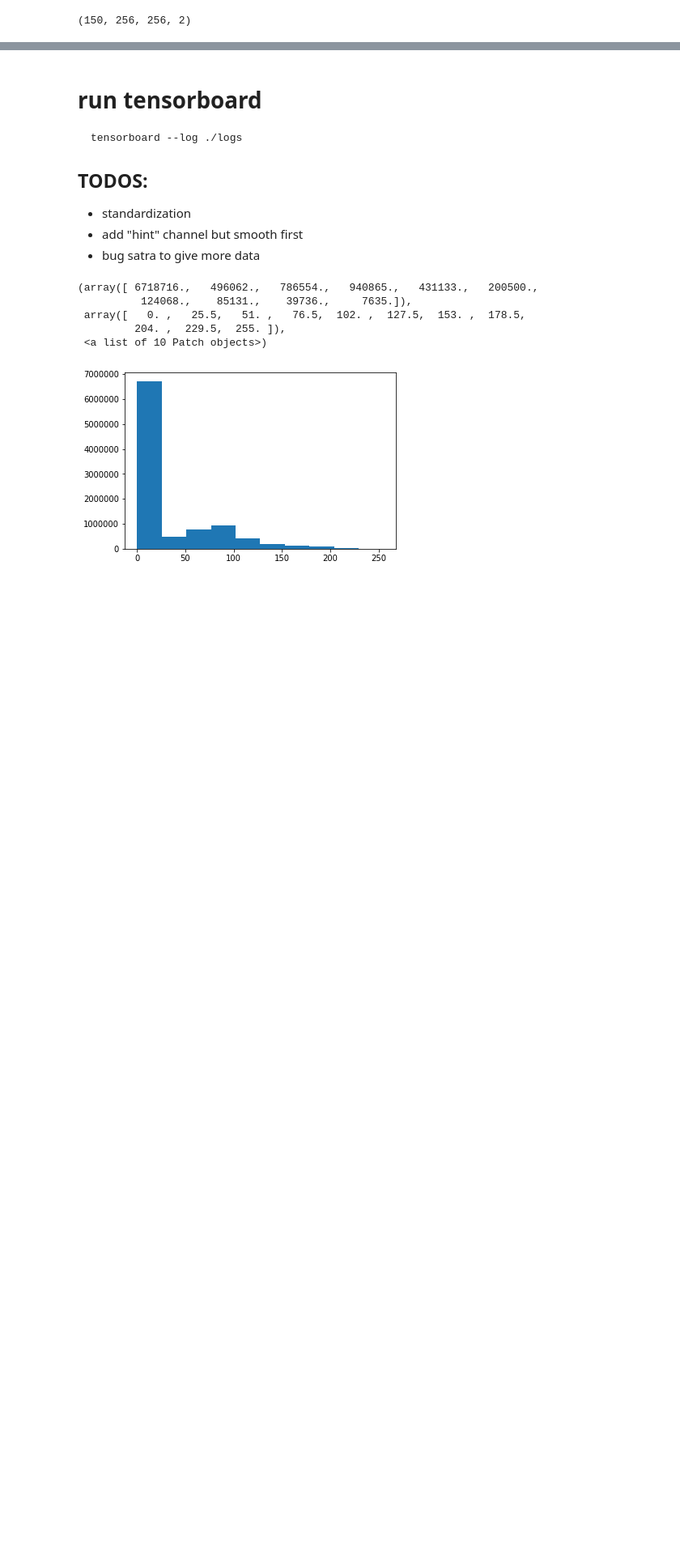
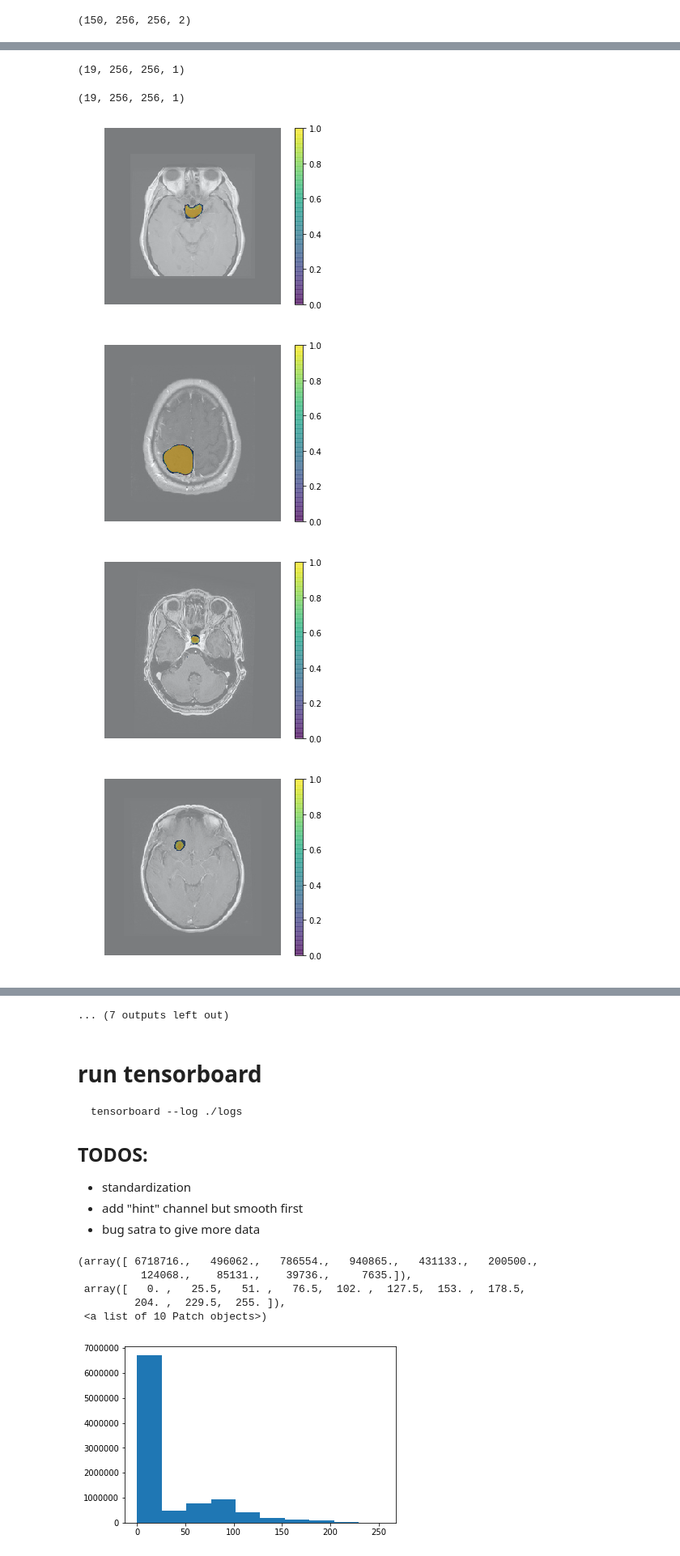
Before and after one commit to medulina/meddle, a Jupyter notebook: notebooks/keras_keratin.ipynb, the cells around one changed output, grey strips where cells are left out. Shown: that part at 81% size. Drawn from its saved outputs; the diff is of its cells as text; code cells hidden in the pictures; blank space fills up the shorter version.

```diff
--- a/notebooks/keras_keratin.ipynb
+++ b/notebooks/keras_keratin.ipynb
@@ -97,11 +127,15 @@ x_train.shape
 # %%
 model.fit(x_train, y_train, batch_size=4,
-          epochs=12, verbose=1, validation_data=(x_val, y_val),
-          callbacks= [keras.callbacks.TensorBoard(log_dir='./logs', histogram_freq=0,
-                                                 batch_size=32, write_graph=True,
-                                                 write_grads=False, write_images=False,
+          epochs=10, verbose=1, validation_data=(x_val, y_val),
+          callbacks=[keras.callbacks.TensorBoard(log_dir='./logs_new', histogram_freq=0,
+                                                 batch_size=4, write_graph=True,
+                                                 write_grads=True, write_images=True,
                                                  embeddings_freq=0, embeddings_layer_names=None,
-                                                 embeddings_metadata=None)]
+                                                 embeddings_metadata=None),
+                     keras.callbacks.ModelCheckpoint("./checkpoints_new", monitor='val_dice',
+                                                     verbose=0, save_best_only=False, save_weights_only=False,
+                                                     mode='auto', period=1)
+                    ]
 )
 # %% [output]
 Train on 150 samples, validate on 19 samples
@@ -124,0 +165,34 @@ Epoch 12/12
+# %%
+y_pred = model.predict(x_test)
+# %%
+y_pred.shape
+# %% [output]
+(19, 256, 256, 1)
+# %%
+y_test.shape
+# %% [output]
+(19, 256, 256, 1)
+# %%
+%matplotlib inline
+for i in range(x_test.shape[0]):
+    plt.figure(i)
+    plt.imshow(x_test[i,:,:,0].reshape(256,256), cmap=plt.cm.Greys_r)
+
+    hint = x_test[i,:,:,1].reshape(256,256)
+    hint[hint==0] = np.nan
+    plt.imshow(hint, cmap=plt.cm.Blues, vmin=0, vmax=1, alpha=0.5)
+
+    truth = y_test[i,:,:,0].reshape(256,256)
+    truth[truth==0] = np.nan
+    plt.imshow(truth, cmap=plt.cm.Reds, vmin=0, vmax=1, alpha=0.5)
+
+    roi = y_pred[i,:,:,0].reshape(256,256)
+    roi[roi<0.5] = np.nan
+    plt.imshow(roi, alpha=0.5, vmin=0, vmax=1)
+    plt.axis("off")
+    plt.colorbar()
+# %% [output]
+[figure, added]
+[figure, added]
+[figure, added]
+[figure, added]
@@ -125,3 +207,4 @@ Epoch 12/12
+... (7 outputs left out)
 # %% [markdown]
 # run tensorboard
 
```
Also changed, not shown: parts of 11 cells of this notebook.
